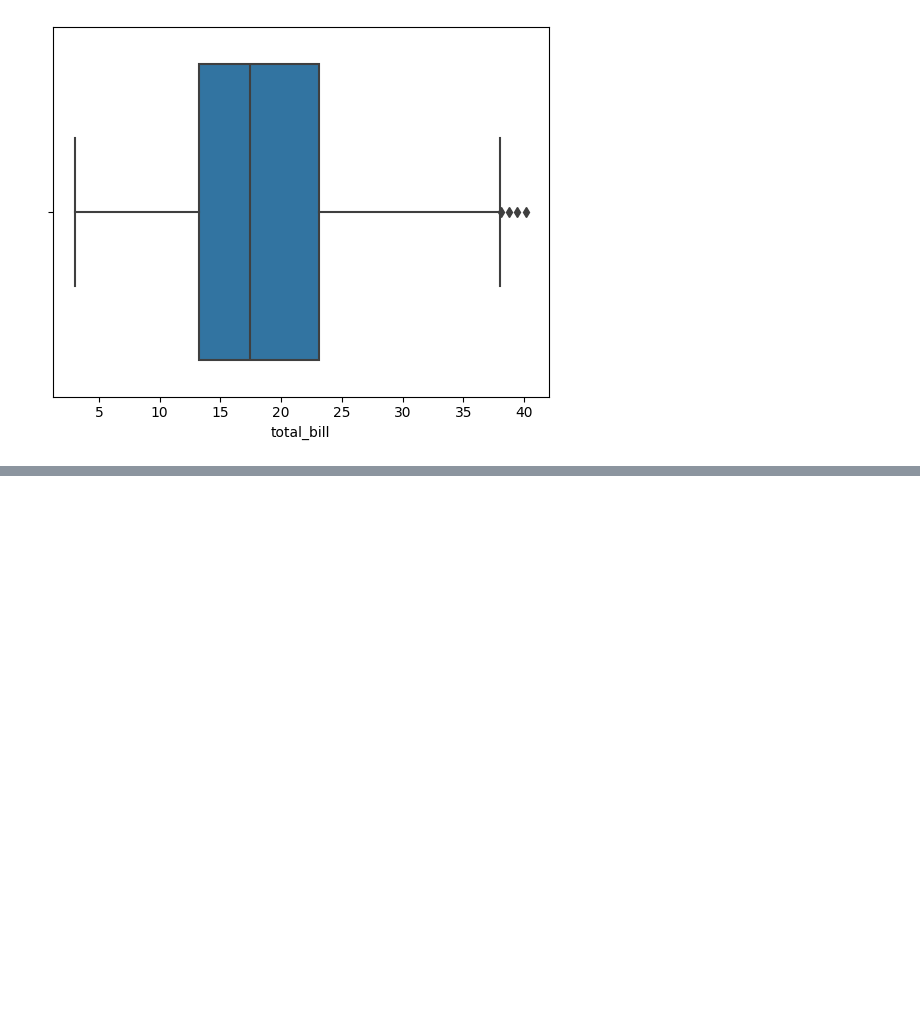
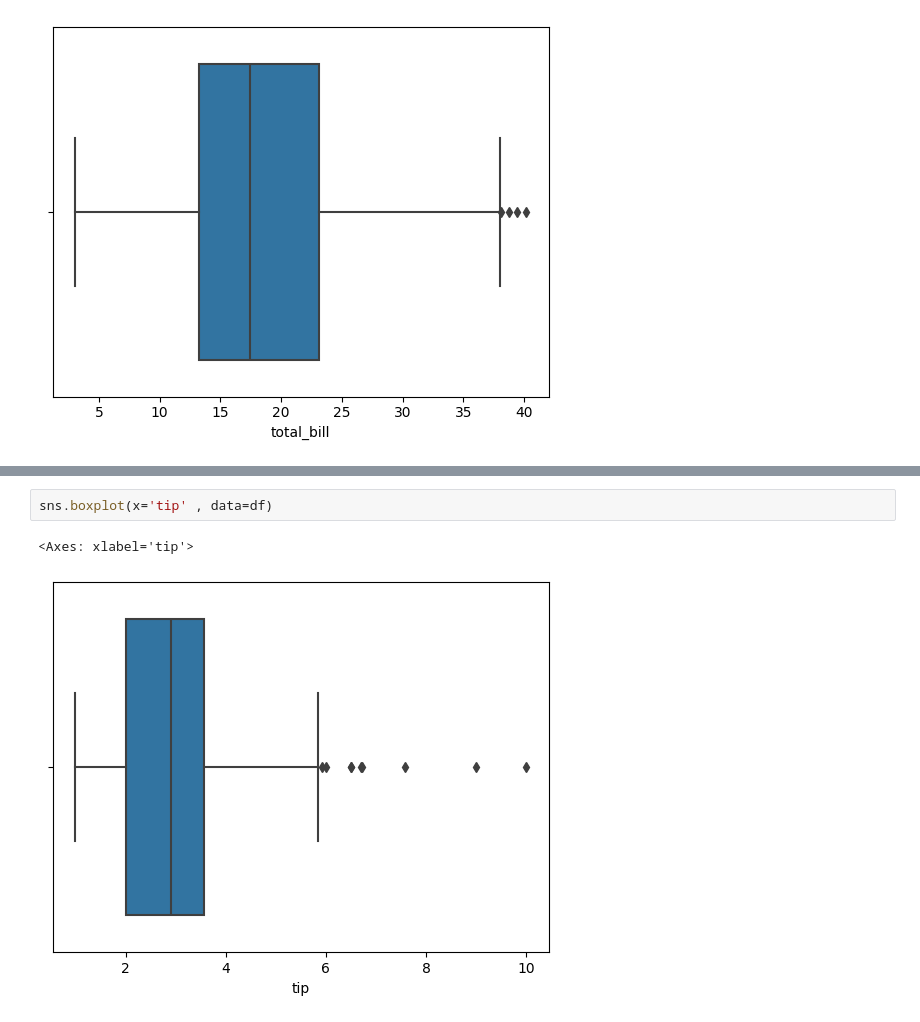
Before and after one commit to azaz9026/Machine_learning, a Jupyter notebook: Handling Outliers/outlier.ipynb, the cells around one changed output, grey strips where cells are left out. Cells and saved outputs as stored; diff of their text form; blank space fills up the shorter version.

```diff
--- a/Handling Outliers/outlier.ipynb
+++ b/Handling Outliers/outlier.ipynb
@@ -198,0 +278,5 @@ sns.boxplot(x='total_bill' , data = s)
+# %%
+sns.boxplot(x='tip' , data=df)
+# %% [output]
+<Axes: xlabel='tip'>
+[figure, added]
```
Also changed, not shown: parts of 21 cells of this notebook.
